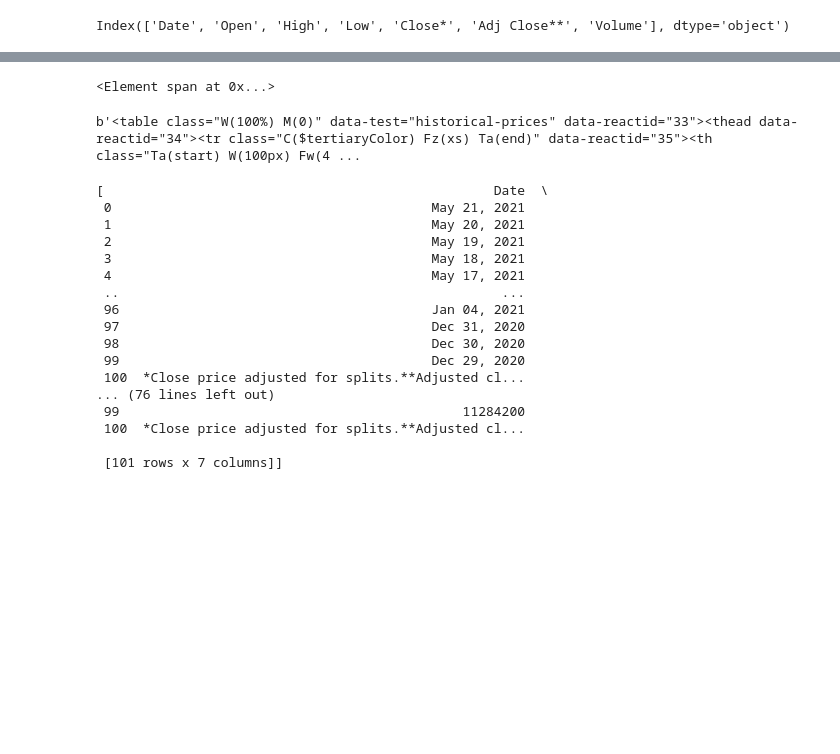
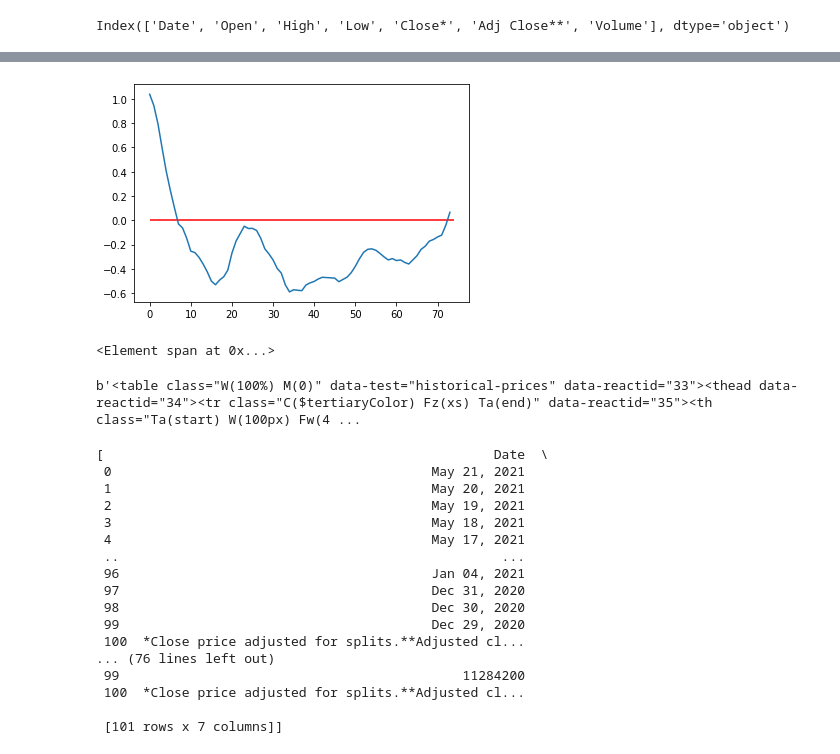
Before and after one commit to bclwan/trading, a Jupyter notebook: price_scraper.ipynb, the cells around one changed output, grey strips where cells are left out. Cells and saved outputs as stored; diff of their text form; code cells hidden in the pictures; blank space fills up the shorter version.

```diff
--- a/price_scraper.ipynb
+++ b/price_scraper.ipynb
@@ -184,3 +211,9 @@ def analysis_MACD(price):
+# %%
+plt.hlines(0, 0, len(cp_macd), color='r')
+plt.plot(cp_macd)
+plt.show()
+# %% [output]
+[figure, added]
 # %%
 print(table[0][0][0][0][0])
 # %% [output]
```
Also changed, not shown: parts of 22 cells of this notebook.
